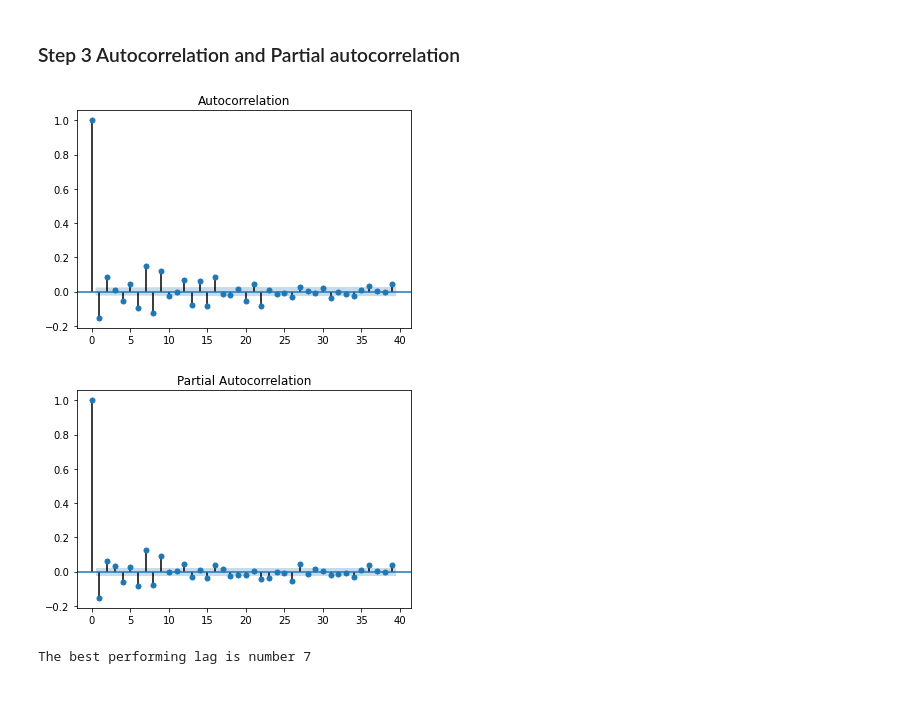
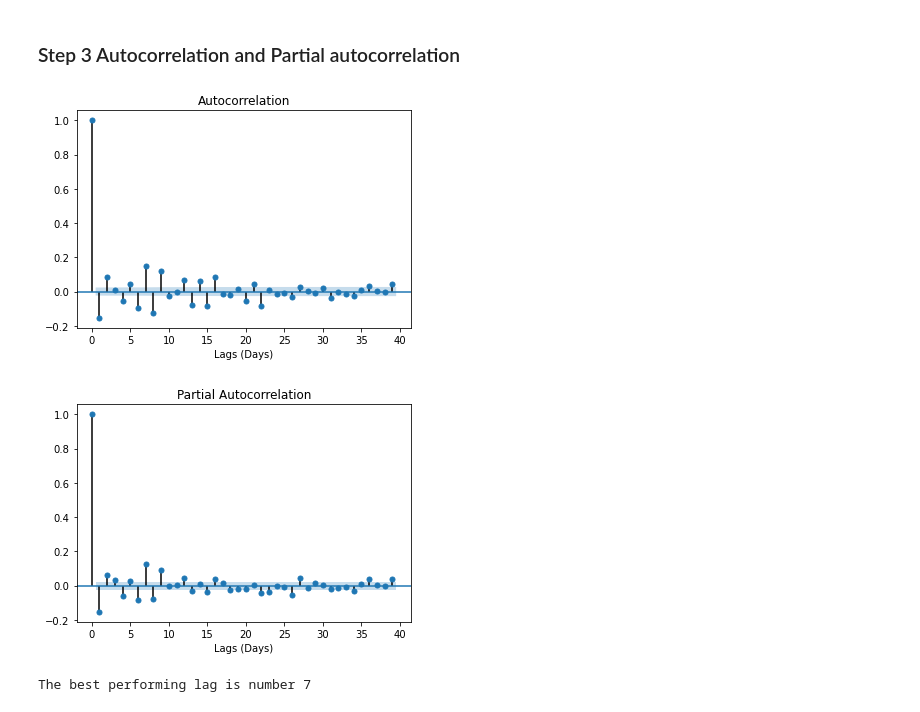
Before and after one commit to bsamaha/SPY-Time-Series-Predictions, a Jupyter notebook: Time Series Forecasting of ETFs.ipynb, the cells around one changed output. Drawn from its saved outputs; the diff is of its cells as text; code cells hidden in the pictures.

```diff
--- a/Time Series Forecasting of ETFs.ipynb
+++ b/Time Series Forecasting of ETFs.ipynb
@@ -218,14 +236,16 @@ We reject the null hypothesis. **So, the time series is in fact stationary.**
 # %%
 from statsmodels.graphics.tsaplots import plot_acf,plot_pacf
 plot_acf(spy_close_diff_1)
+plt.xlabel('Lags (Days)')
 plt.show()
 # %% [output]
-[figure, old version]
+[figure, new version]
 # %%
 plot_pacf(spy_close_diff_1)
+plt.xlabel('Lags (Days)')
 plt.show()
 # %% [output]
-[figure, old version]
+[figure, new version]
 # %%
 # Establish empty list for for-loop
 spy_autocorr = []
```
Also changed, not shown: parts of 21 cells of this notebook, 28 other files.
